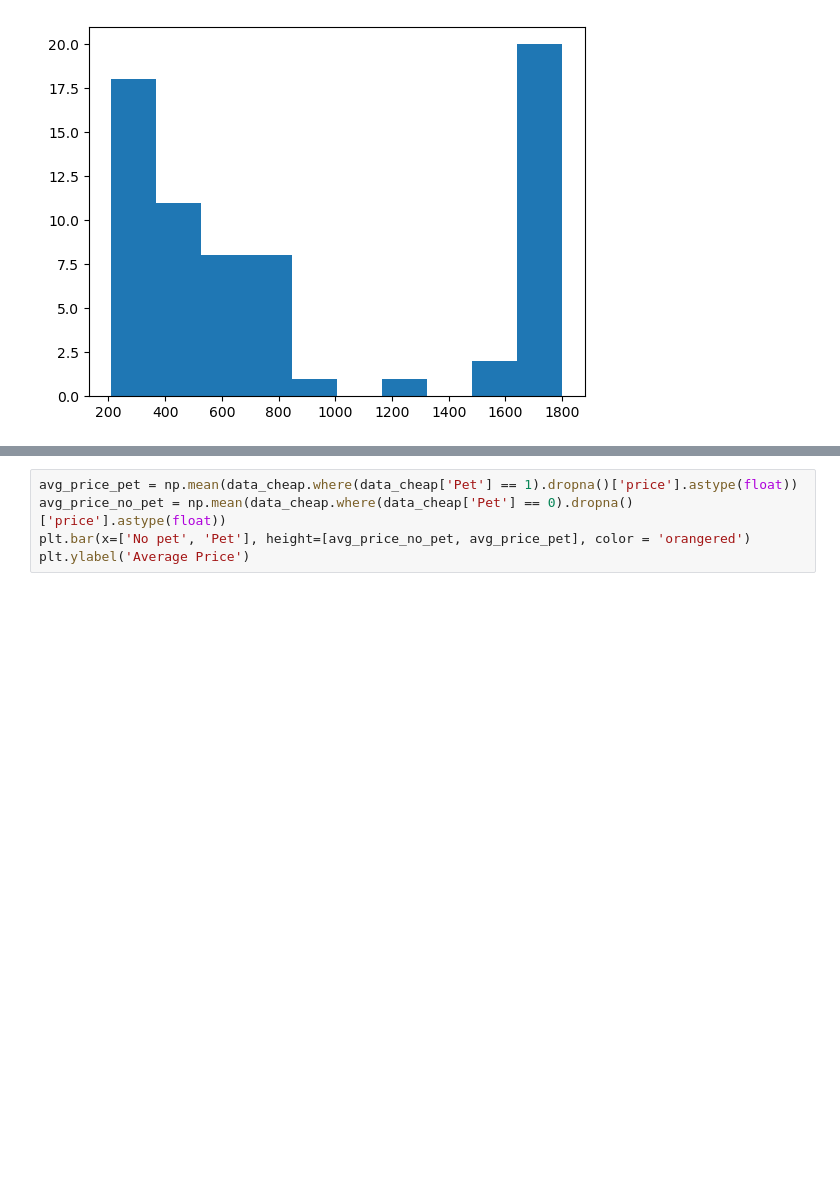
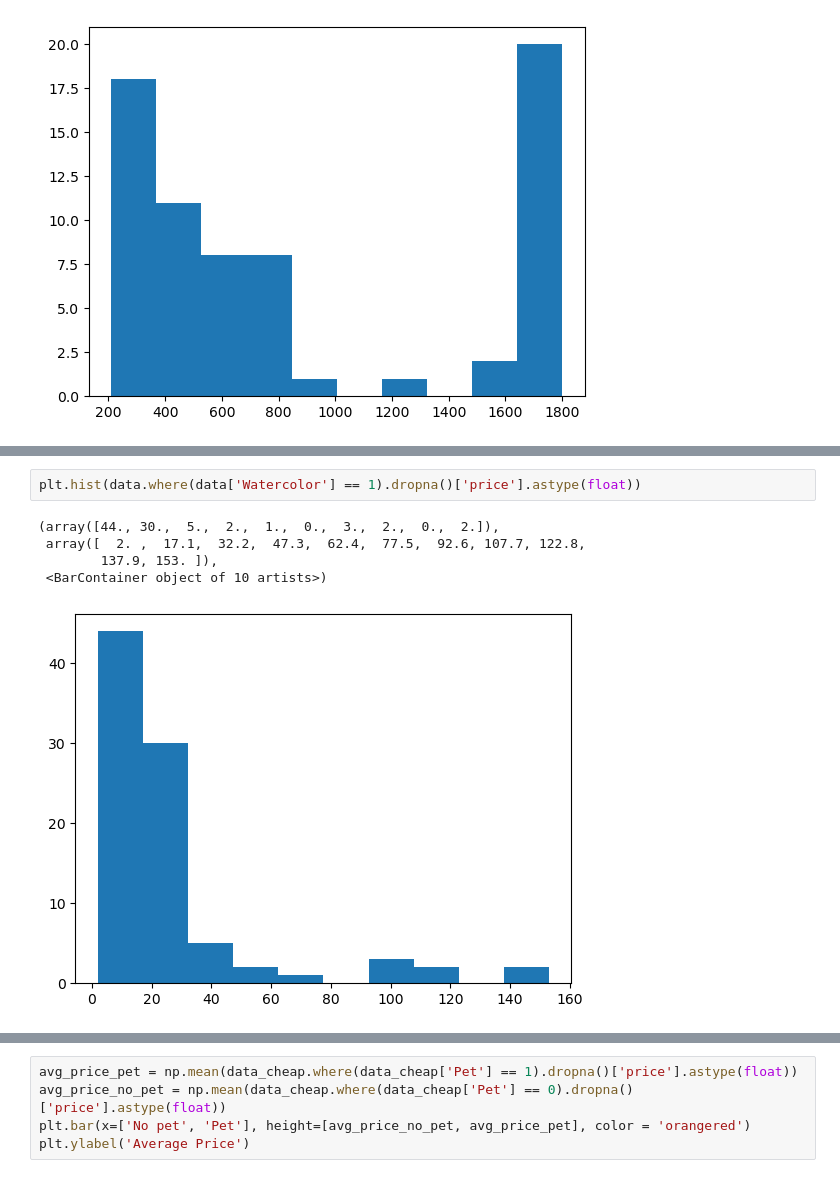
Before and after one commit to evanrootness/EtsyDSProject, a Jupyter notebook: notebooks_exploration/exploration_1.ipynb, the cells around one changed output, grey strips where cells are left out. Drawn from its saved outputs; the diff is of its cells as text; blank space fills up the shorter version.

```diff
--- a/notebooks_exploration/exploration_1.ipynb
+++ b/notebooks_exploration/exploration_1.ipynb
@@ -176,0 +496,8 @@ plt.hist(data_expensive['price'])
+# %%
+plt.hist(data.where(data['Watercolor'] == 1).dropna()['price'].astype(float))
+# %% [output]
+(array([44., 30.,  5.,  2.,  1.,  0.,  3.,  2.,  0.,  2.]),
+ array([  2. ,  17.1,  32.2,  47.3,  62.4,  77.5,  92.6, 107.7, 122.8,
+        137.9, 153. ]),
+ <BarContainer object of 10 artists>)
+[figure, added]
```
Also changed, not shown: parts of 60 cells of this notebook.
